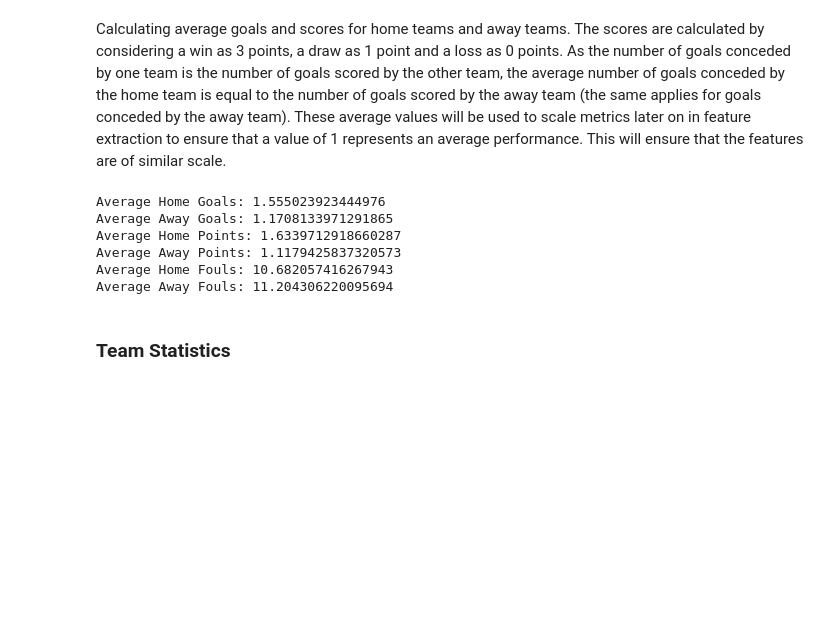
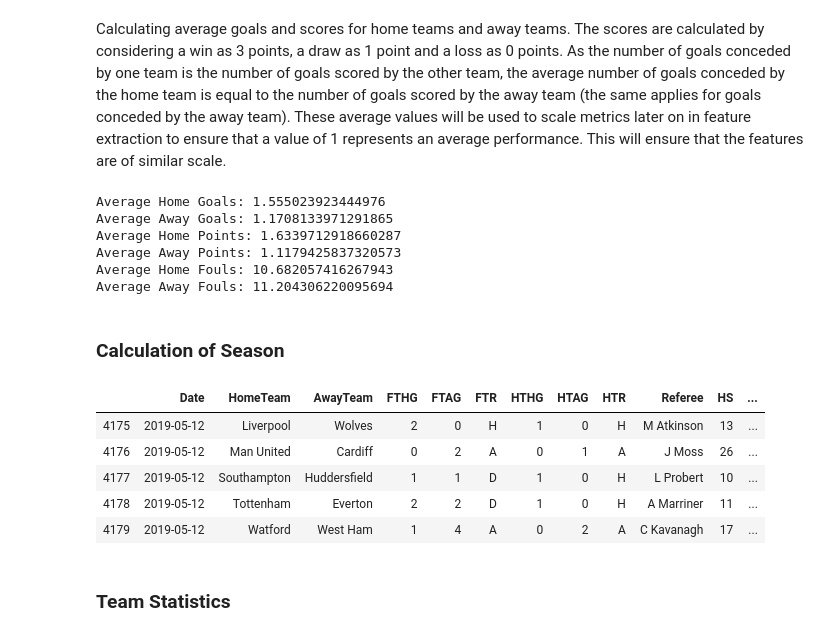
Before and after one commit to arundathi-shanthini/Beat-the-Bookie, a Jupyter notebook: Code/Beat The Bookie.ipynb, the cells around one changed output. Saved outputs shown, nothing was run; the diff lists cells and outputs as text; code cells hidden in the pictures; blank space fills up the shorter version.

Commit message:
added season specific metrics to team_stats

```diff
--- a/Code/Beat The Bookie.ipynb
+++ b/Code/Beat The Bookie.ipynb
@@ -360,6 +360,31 @@ Average Home Points: 1.6339712918660287
 Average Away Points: 1.1179425837320573
 Average Home Fouls: 10.682057416267943
 Average Away Fouls: 11.204306220095694
+# %% [markdown]
+### Calculation of Season
+# %%
+# Adding two separate features for dates. A month and a year feature.
+data['Date'] = pd.to_datetime(data['Date'],format='%d/%m/%Y')
+data['Month'] = data['Date'].dt.month
+data['Year'] = data['Date'].dt.year
+# %%
+def applying_season(row):
+    years_since = row['Year'] - data['Year'].min()
+    if row['Month'] < 6:
+        return years_since
+    else:
+        return (years_since + 1)
+# %%
+data['Season'] = data.apply(applying_season,axis=1)
+# %%
+data.tail()
+# %% [output]
+|  | Date | HomeTeam | AwayTeam | FTHG | FTAG | FTR | HTHG | HTAG | HTR | Referee | HS | ... |
+| 4175 | 2019-05-12 | Liverpool | Wolves | 2 | 0 | H | 1 | 0 | H | M Atkinson | 13 | ... |
+| 4176 | 2019-05-12 | Man United | Cardiff | 0 | 2 | A | 0 | 1 | A | J Moss | 26 | ... |
+| 4177 | 2019-05-12 | Southampton | Huddersfield | 1 | 1 | D | 1 | 0 | H | L Probert | 10 | ... |
+| 4178 | 2019-05-12 | Tottenham | Everton | 2 | 2 | D | 1 | 0 | H | A Marriner | 11 | ... |
+| 4179 | 2019-05-12 | Watford | West Ham | 1 | 4 | A | 0 | 2 | A | C Kavanagh | 17 | ... |
 # %% [markdown]
 ### Team Statistics
 # %% [markdown]
```
Also changed, not shown: parts of 7 cells of this notebook, 5 other files.
